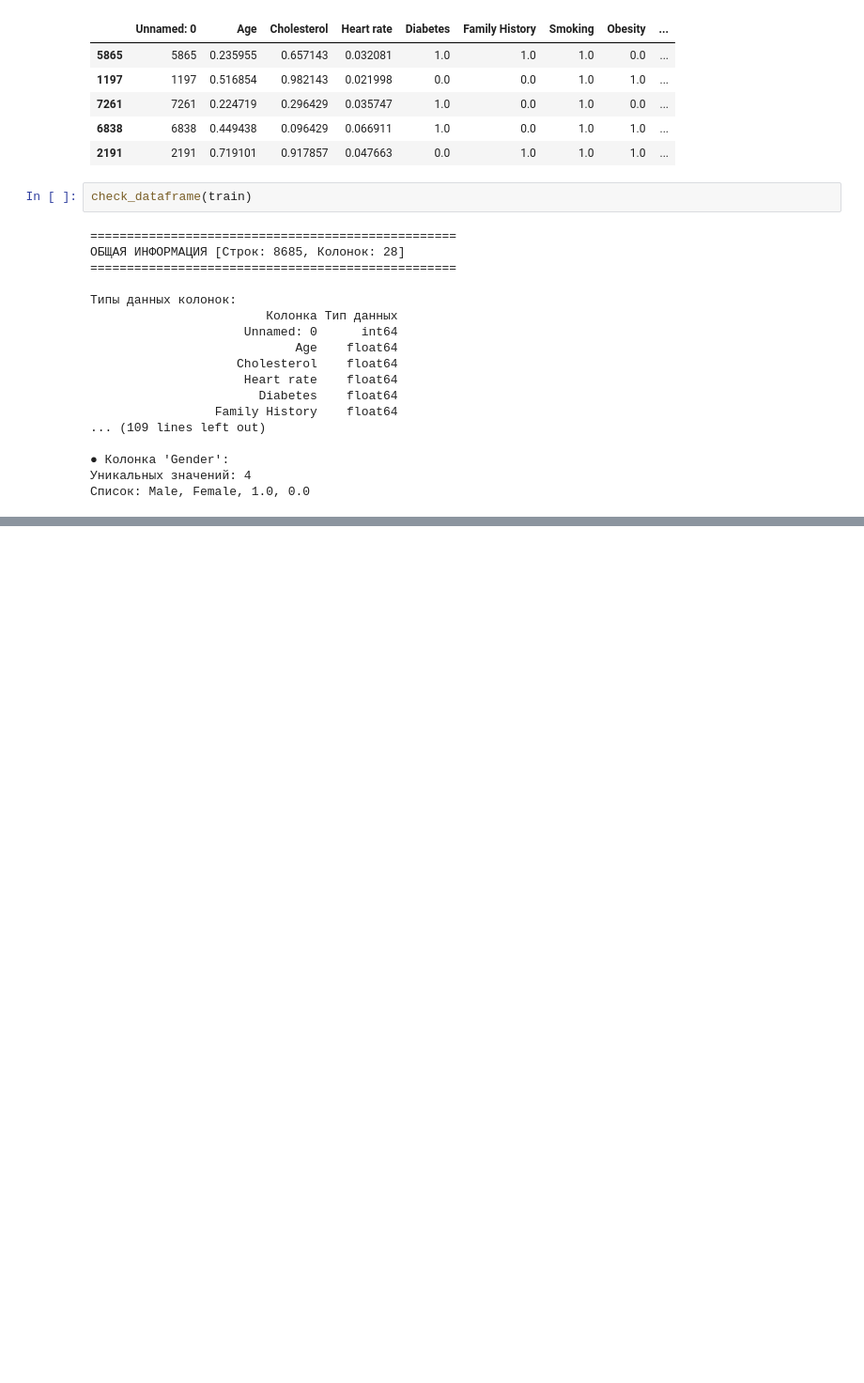
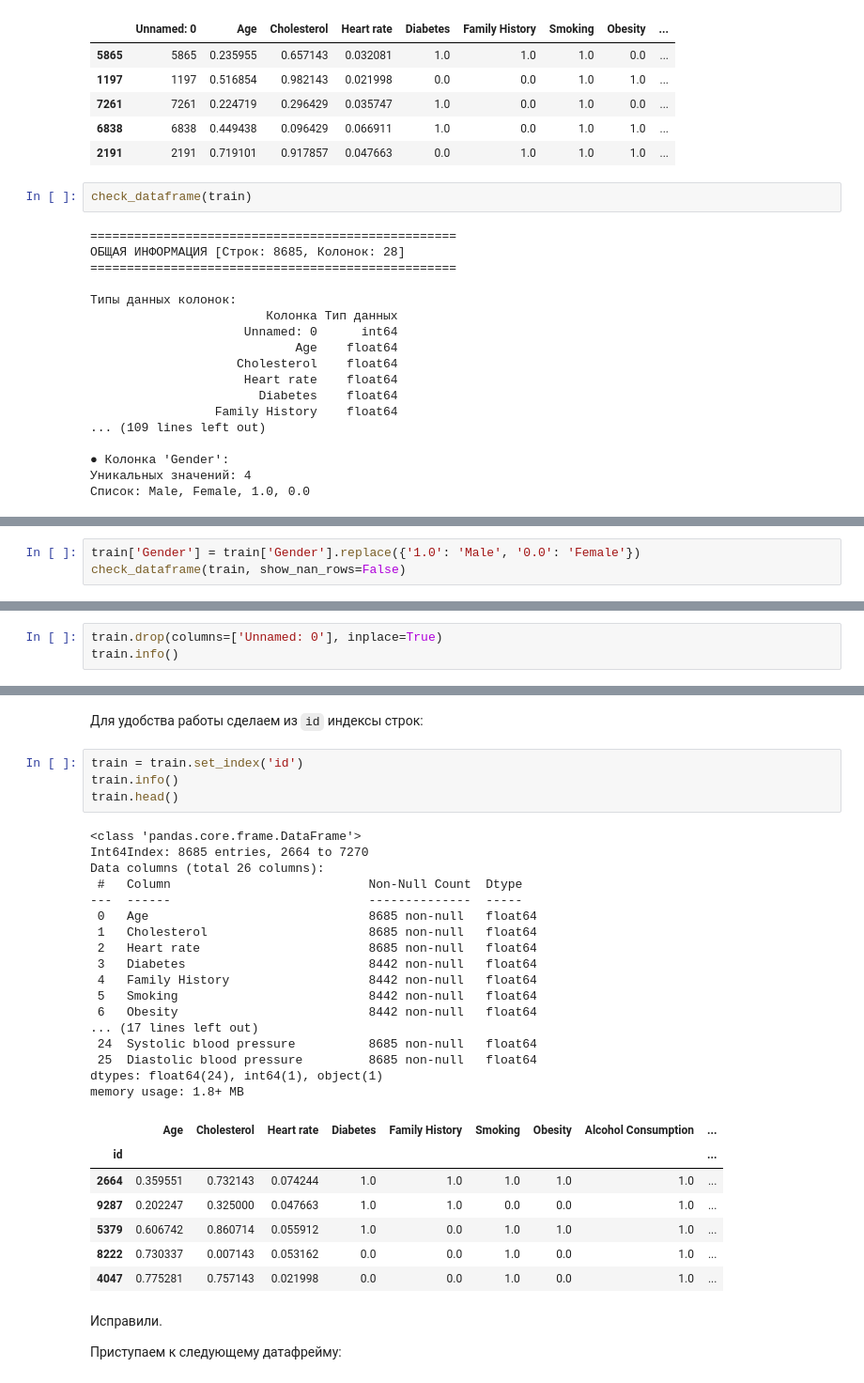
Before and after one commit to madLary/practicum-workshop-cvd-model, a Jupyter notebook: workshop-cdv-research.ipynb, the cells around one changed output, grey strips where cells are left out. Shown at 94% size. Saved outputs shown, nothing was run; the diff lists cells and outputs as text; blank space fills up the shorter version.

```diff
--- a/workshop-cdv-research.ipynb
+++ b/workshop-cdv-research.ipynb
@@ -328,0 +334,3 @@ check_dataframe(train)
+# %%
+train['Gender'] = train['Gender'].replace({'1.0': 'Male', '0.0': 'Female'})
+check_dataframe(train, show_nan_rows=False)
@@ -328,0 +359,3 @@ check_dataframe(train)
+# %%
+train.drop(columns=['Unnamed: 0'], inplace=True)
+train.info()
@@ -328,0 +380,35 @@ check_dataframe(train)
+# %% [markdown]
+Для удобства работы сделаем из `id` индексы строк:
+# %%
+train = train.set_index('id')
+train.info()
+train.head()
+# %% [output]
+<class 'pandas.core.frame.DataFrame'>
+Int64Index: 8685 entries, 2664 to 7270
+Data columns (total 26 columns):
+ #   Column                           Non-Null Count  Dtype
+---  ------                           --------------  -----
+ 0   Age                              8685 non-null   float64
+ 1   Cholesterol                      8685 non-null   float64
+ 2   Heart rate                       8685 non-null   float64
+ 3   Diabetes                         8442 non-null   float64
+ 4   Family History                   8442 non-null   float64
+ 5   Smoking                          8442 non-null   float64
+ 6   Obesity                          8442 non-null   float64
+... (17 lines left out)
+ 24  Systolic blood pressure          8685 non-null   float64
+ 25  Diastolic blood pressure         8685 non-null   float64
+dtypes: float64(24), int64(1), object(1)
+memory usage: 1.8+ MB
+|  | Age | Cholesterol | Heart rate | Diabetes | Family History | Smoking | Obesity | Alcohol Consumption | ... |
+| id |  |  |  |  |  |  |  |  | ... |
+| 2664 | 0.359551 | 0.732143 | 0.074244 | 1.0 | 1.0 | 1.0 | 1.0 | 1.0 | ... |
+| 9287 | 0.202247 | 0.325000 | 0.047663 | 1.0 | 1.0 | 0.0 | 0.0 | 1.0 | ... |
+| 5379 | 0.606742 | 0.860714 | 0.055912 | 1.0 | 0.0 | 1.0 | 1.0 | 1.0 | ... |
+| 8222 | 0.730337 | 0.007143 | 0.053162 | 0.0 | 0.0 | 1.0 | 0.0 | 1.0 | ... |
+| 4047 | 0.775281 | 0.757143 | 0.021998 | 0.0 | 0.0 | 1.0 | 0.0 | 1.0 | ... |
+# %% [markdown]
+Исправили.
+
+Приступаем к следующему датафрейму:
```
Also changed, not shown: parts of 15 cells of this notebook.
